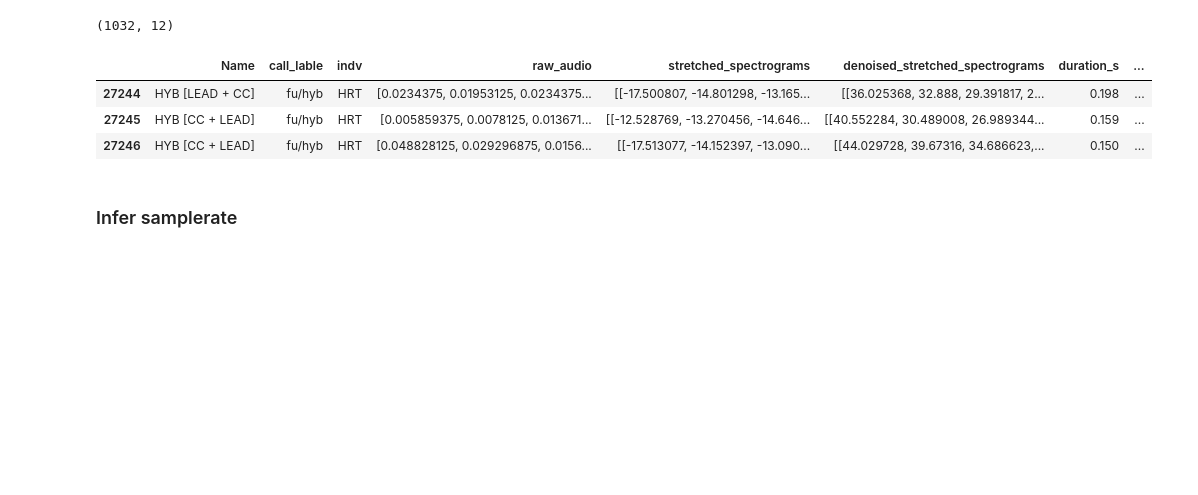
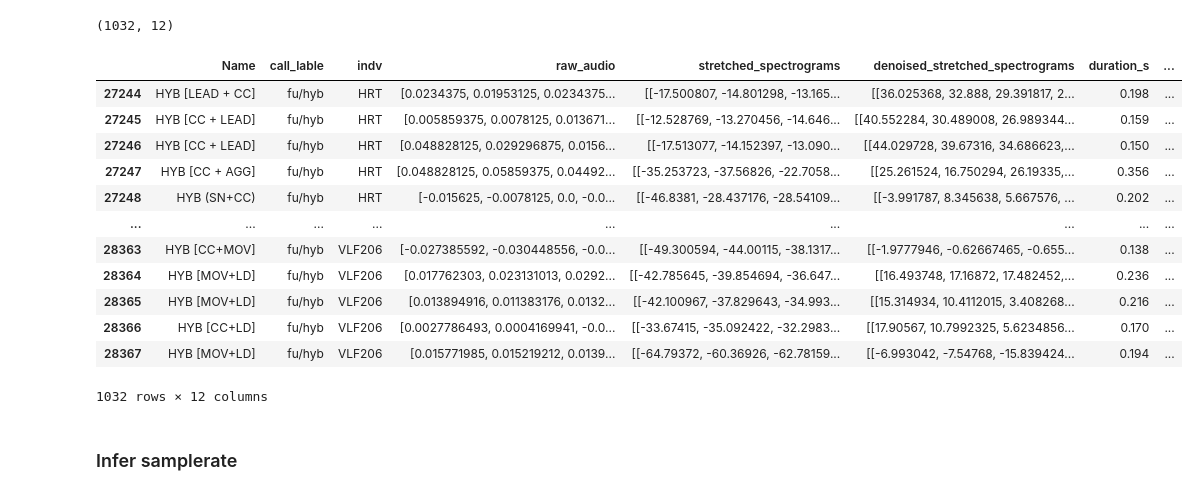
Before and after one commit to marathomas/meerkat, a Jupyter notebook: 06_meerkat_hyb_fu.ipynb, the cells around one changed output. Saved outputs shown, nothing was run; the diff lists cells and outputs as text; code cells hidden in the pictures; blank space fills up the shorter version.

```diff
--- a/06_meerkat_hyb_fu.ipynb
+++ b/06_meerkat_hyb_fu.ipynb
@@ -90,12 +98,21 @@ df.shape
 # %% [output]
 (1032, 12)
 # %%
-df.head(3)
+df
 # %% [output]
 |  | Name | call_lable | indv | raw_audio | stretched_spectrograms | denoised_stretched_spectrograms | duration_s | ... |
 | 27244 | HYB [LEAD + CC] | fu/hyb | HRT | [0.0234375, 0.01953125, 0.0234375... | [[-17.500807, -14.801298, -13.165... | [[36.025368, 32.888, 29.391817, 2... | 0.198 | ... |
 | 27245 | HYB [CC + LEAD] | fu/hyb | HRT | [0.005859375, 0.0078125, 0.013671... | [[-12.528769, -13.270456, -14.646... | [[40.552284, 30.489008, 26.989344... | 0.159 | ... |
 | 27246 | HYB [CC + LEAD] | fu/hyb | HRT | [0.048828125, 0.029296875, 0.0156... | [[-17.513077, -14.152397, -13.090... | [[44.029728, 39.67316, 34.686623,... | 0.150 | ... |
+| 27247 | HYB [CC + AGG] | fu/hyb | HRT | [0.048828125, 0.05859375, 0.04492... | [[-35.253723, -37.56826, -22.7058... | [[25.261524, 16.750294, 26.19335,... | 0.356 | ... |
+| 27248 | HYB (SN+CC) | fu/hyb | HRT | [-0.015625, -0.0078125, 0.0, -0.0... | [[-46.8381, -28.437176, -28.54109... | [[-3.991787, 8.345638, 5.667576, ... | 0.202 | ... |
+| ... | ... | ... | ... | ... | ... | ... | ... | ... |
+| 28363 | HYB [CC+MOV] | fu/hyb | VLF206 | [-0.027385592, -0.030448556, -0.0... | [[-49.300594, -44.00115, -38.1317... | [[-1.9777946, -0.62667465, -0.655... | 0.138 | ... |
+| 28364 | HYB [MOV+LD] | fu/hyb | VLF206 | [0.017762303, 0.023131013, 0.0292... | [[-42.785645, -39.854694, -36.647... | [[16.493748, 17.16872, 17.482452,... | 0.236 | ... |
+| 28365 | HYB [MOV+LD] | fu/hyb | VLF206 | [0.013894916, 0.011383176, 0.0132... | [[-42.100967, -37.829643, -34.993... | [[15.314934, 10.4112015, 3.408268... | 0.216 | ... |
+| 28366 | HYB [CC+LD] | fu/hyb | VLF206 | [0.0027786493, 0.0004169941, -0.0... | [[-33.67415, -35.092422, -32.2983... | [[17.90567, 10.7992325, 5.6234856... | 0.170 | ... |
+| 28367 | HYB [MOV+LD] | fu/hyb | VLF206 | [0.015771985, 0.015219212, 0.0139... | [[-64.79372, -60.36926, -62.78159... | [[-6.993042, -7.54768, -15.839424... | 0.194 | ... |
+1032 rows × 12 columns
 # %% [markdown]
 ### Infer samplerate
 # %% [markdown]
```
Also changed, not shown: parts of 63 cells of this notebook.
